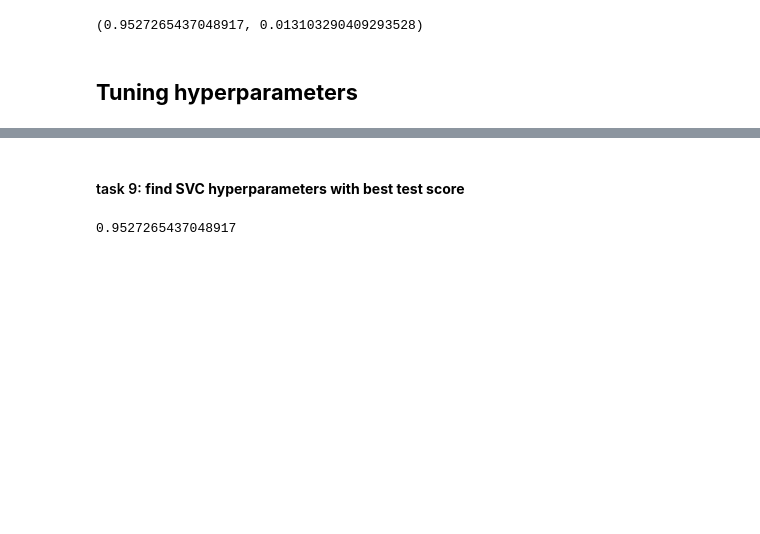
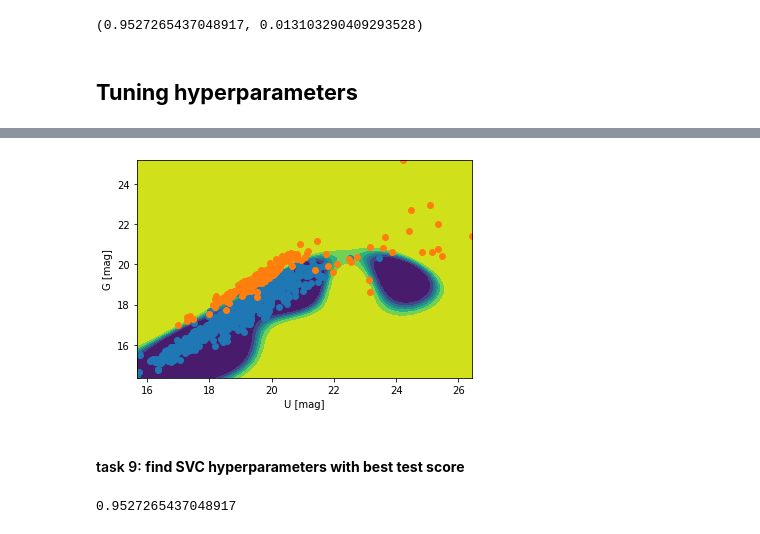
Before and after one commit to tomasplsek/AstroML, a Jupyter notebook: 03_sklearn.ipynb, the cells around one changed output, grey strips where cells are left out. Drawn from its saved outputs; the diff is of its cells as text; code cells hidden in the pictures; blank space fills up the shorter version.

```diff
--- a/03_sklearn.ipynb
+++ b/03_sklearn.ipynb
@@ -489,2 +551,6 @@ DecisionTreeClassifier?
+# %%
+decision_surface(SVC(kernel="rbf", C=1000, probability=True))
+# %% [output]
+[figure, added]
 # %% [markdown]
 #### task 9: **find SVC hyperparameters with best test score**
```
Also changed, not shown: parts of 31 cells of this notebook.
